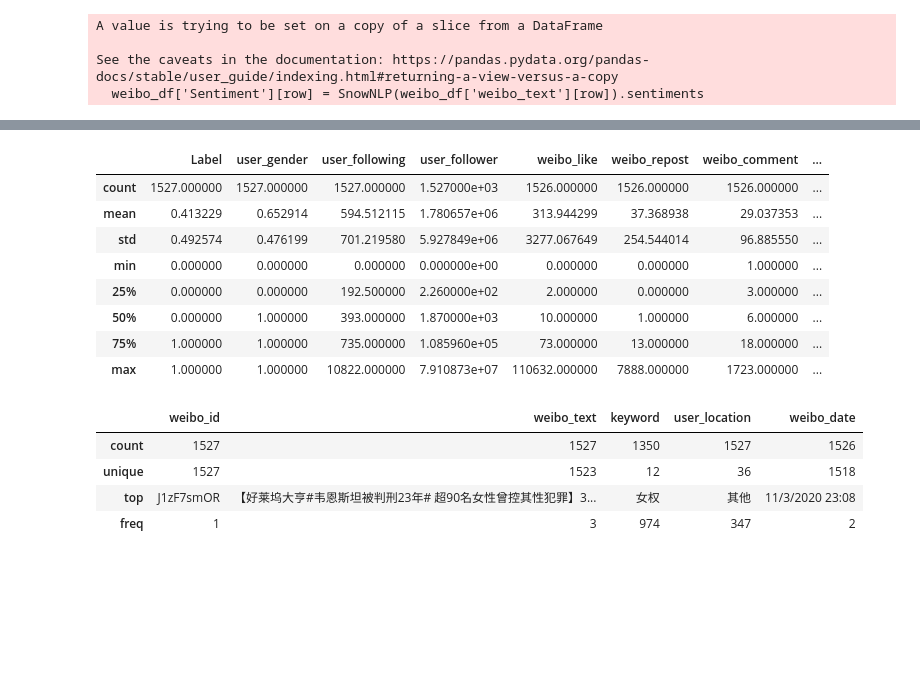
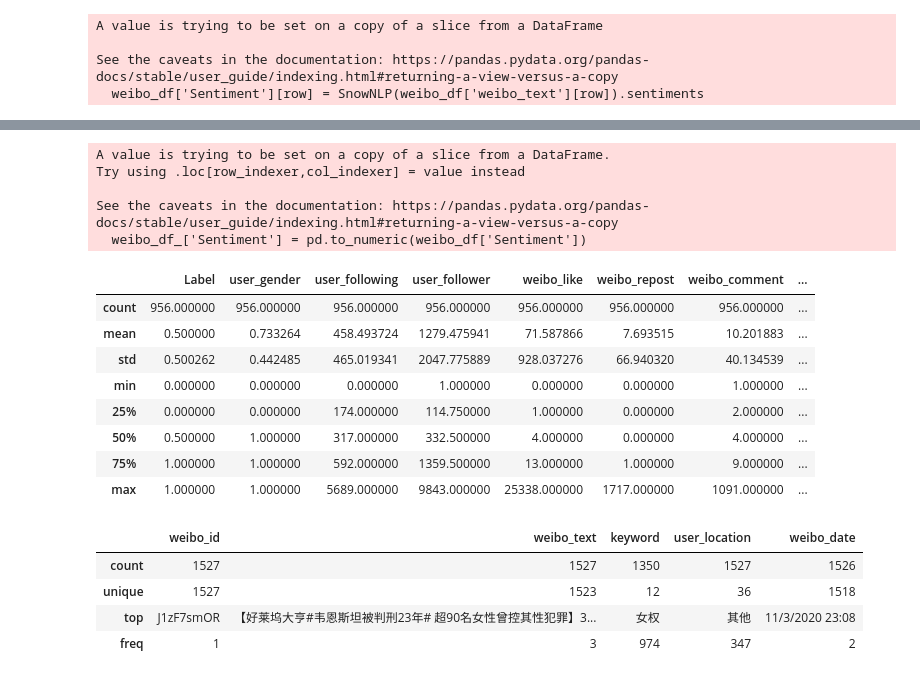
Before and after one commit to Bruceshark/sosc4300_vis_data_analysis, a Jupyter notebook: Sentiment_analysis_2.ipynb, the cells around one changed output, grey strips where cells are left out. Drawn from its saved outputs; the diff is of its cells as text; code cells hidden in the pictures; blank space fills up the shorter version.

```diff
--- a/Sentiment_analysis_2.ipynb
+++ b/Sentiment_analysis_2.ipynb
@@ -48,2 +56,3 @@ weibo_df.to_csv('weibo_sen.csv', index=False, encoding='utf-8')
 # %%
-weibo_df.head()
+weibo_df_ = weibo_df[weibo_df['user_follower'] < 10000]
+# weibo_df_ = weibo_df
@@ -56,0 +68,5 @@ weibo_df.head()
+# %%
+weibo_df_['log_weibo_comment'] = np.log([i+1 for i in list(weibo_df_['weibo_comment'])])
+weibo_df_['log_weibo_repost'] = np.log([i+1 for i in list(weibo_df_['weibo_repost'])])
+weibo_df_['log_weibo_like'] = np.log([i+1 for i in list(weibo_df_['weibo_like'])])
+weibo_df_['log_user_follower'] = np.log([i+1 for i in list(weibo_df_['user_follower'])])
@@ -97,19 +175,24 @@ with open('./reg_results.json', 'w') as f:
 # %%
 import pandas as pd
 # summary statistics of all column
 
-weibo_df['Sentiment'] = pd.to_numeric(weibo_df['Sentiment'])
-weibo_df.describe()
+weibo_df_['Sentiment'] = pd.to_numeric(weibo_df['Sentiment'])
+weibo_df_.describe()
 # %% [output]
+A value is trying to be set on a copy of a slice from a DataFrame.
+Try using .loc[row_indexer,col_indexer] = value instead
+
+See the caveats in the documentation: https://pandas.pydata.org/pandas-docs/stable/user_guide/indexing.html#returning-a-view-versus-a-copy
+  weibo_df_['Sentiment'] = pd.to_numeric(weibo_df['Sentiment'])
 |  | Label | user_gender | user_following | user_follower | weibo_like | weibo_repost | weibo_comment | ... |
-| count | 1527.000000 | 1527.000000 | 1527.000000 | 1.527000e+03 | 1526.000000 | 1526.000000 | 1526.000000 | ... |
-| mean | 0.413229 | 0.652914 | 594.512115 | 1.780657e+06 | 313.944299 | 37.368938 | 29.037353 | ... |
-| std | 0.492574 | 0.476199 | 701.219580 | 5.927849e+06 | 3277.067649 | 254.544014 | 96.885550 | ... |
-| min | 0.000000 | 0.000000 | 0.000000 | 0.000000e+00 | 0.000000 | 0.000000 | 1.000000 | ... |
-| 25% | 0.000000 | 0.000000 | 192.500000 | 2.260000e+02 | 2.000000 | 0.000000 | 3.000000 | ... |
-| 50% | 0.000000 | 1.000000 | 393.000000 | 1.870000e+03 | 10.000000 | 1.000000 | 6.000000 | ... |
-| 75% | 1.000000 | 1.000000 | 735.000000 | 1.085960e+05 | 73.000000 | 13.000000 | 18.000000 | ... |
-| max | 1.000000 | 1.000000 | 10822.000000 | 7.910873e+07 | 110632.000000 | 7888.000000 | 1723.000000 | ... |
+| count | 956.000000 | 956.000000 | 956.000000 | 956.000000 | 956.000000 | 956.000000 | 956.000000 | ... |
+| mean | 0.500000 | 0.733264 | 458.493724 | 1279.475941 | 71.587866 | 7.693515 | 10.201883 | ... |
+| std | 0.500262 | 0.442485 | 465.019341 | 2047.775889 | 928.037276 | 66.940320 | 40.134539 | ... |
+| min | 0.000000 | 0.000000 | 0.000000 | 1.000000 | 0.000000 | 0.000000 | 1.000000 | ... |
+| 25% | 0.000000 | 0.000000 | 174.000000 | 114.750000 | 1.000000 | 0.000000 | 2.000000 | ... |
+| 50% | 0.500000 | 1.000000 | 317.000000 | 332.500000 | 4.000000 | 0.000000 | 4.000000 | ... |
+| 75% | 1.000000 | 1.000000 | 592.000000 | 1359.500000 | 13.000000 | 1.000000 | 9.000000 | ... |
+| max | 1.000000 | 1.000000 | 5689.000000 | 9843.000000 | 25338.000000 | 1717.000000 | 1091.000000 | ... |
 # %%
 import pandas as pd
 # summary statistics of all column
```
Also changed, not shown: parts of 8 cells of this notebook.
